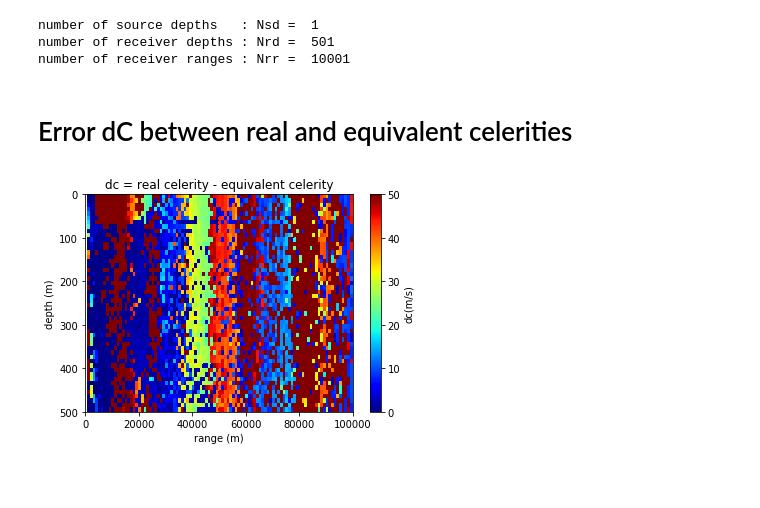
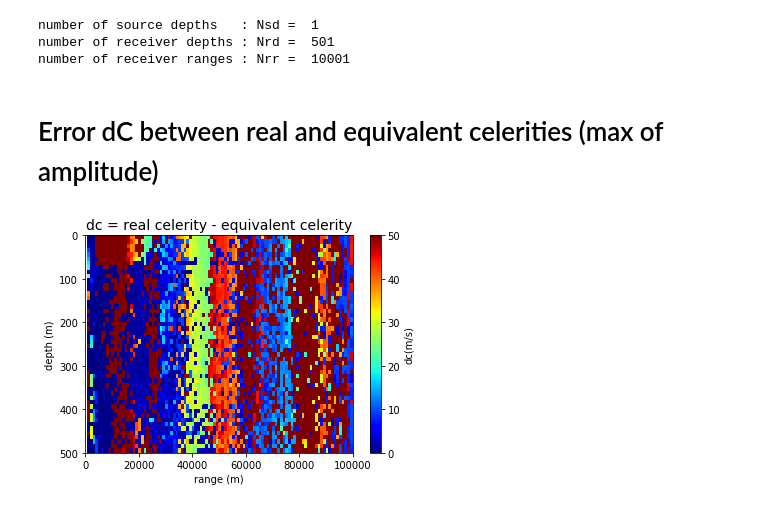
Before and after one commit to ponchama/Cognac_Acoustique, a Jupyter notebook: Bellhop/Celerity_map.ipynb, the cells around one changed output. Cells and saved outputs as stored; diff of their text form; code cells hidden in the pictures; blank space fills up the shorter version.

Commit message:
work on TL and celerity maps

```diff
--- a/Bellhop/Celerity_map.ipynb
+++ b/Bellhop/Celerity_map.ipynb
@@ -66,7 +66,7 @@ number of source depths   : Nsd =  1
 number of receiver depths : Nrd =  501
 number of receiver ranges : Nrr =  10001
 # %% [markdown]
-# Error dC between real and equivalent celerities
+# Error dC between real and equivalent celerities (max of amplitude)
 # %%
 # error dc for all sources (only one here) and all receivers
 
@@ -160,23 +163,23 @@ for isd1 in range (Nsd):
 # %%
 # PLOT
 
 isd = 0    # source number (only 1 source here)
 R = Pos['r']['range']
 Z = Pos['r']['depth']
 
 r = R [::rstep]
 z = Z [::dstep]
 
 plt.pcolormesh(r, z, DC[:,:,isd].T, cmap='jet')
-plt.title ('dc = real celerity - equivalent celerity')
+plt.title ('dc = real celerity - equivalent celerity', fontsize=14)
 plt.xlabel("range (m)")
 plt.ylabel("depth (m)")
 cbar = plt.colorbar()
 cbar.set_label("dc(m/s)")
 plt.clim ([0,50])
 plt.gca().invert_yaxis()
 
 #plt.xlim(1990,2050)
 #plt.ylim(ymin = 295, ymax=305)
 # %% [output]
-[figure, old version]
+[figure, new version]
```
Also changed, not shown: parts of 6 cells of this notebook, 2 other files.
